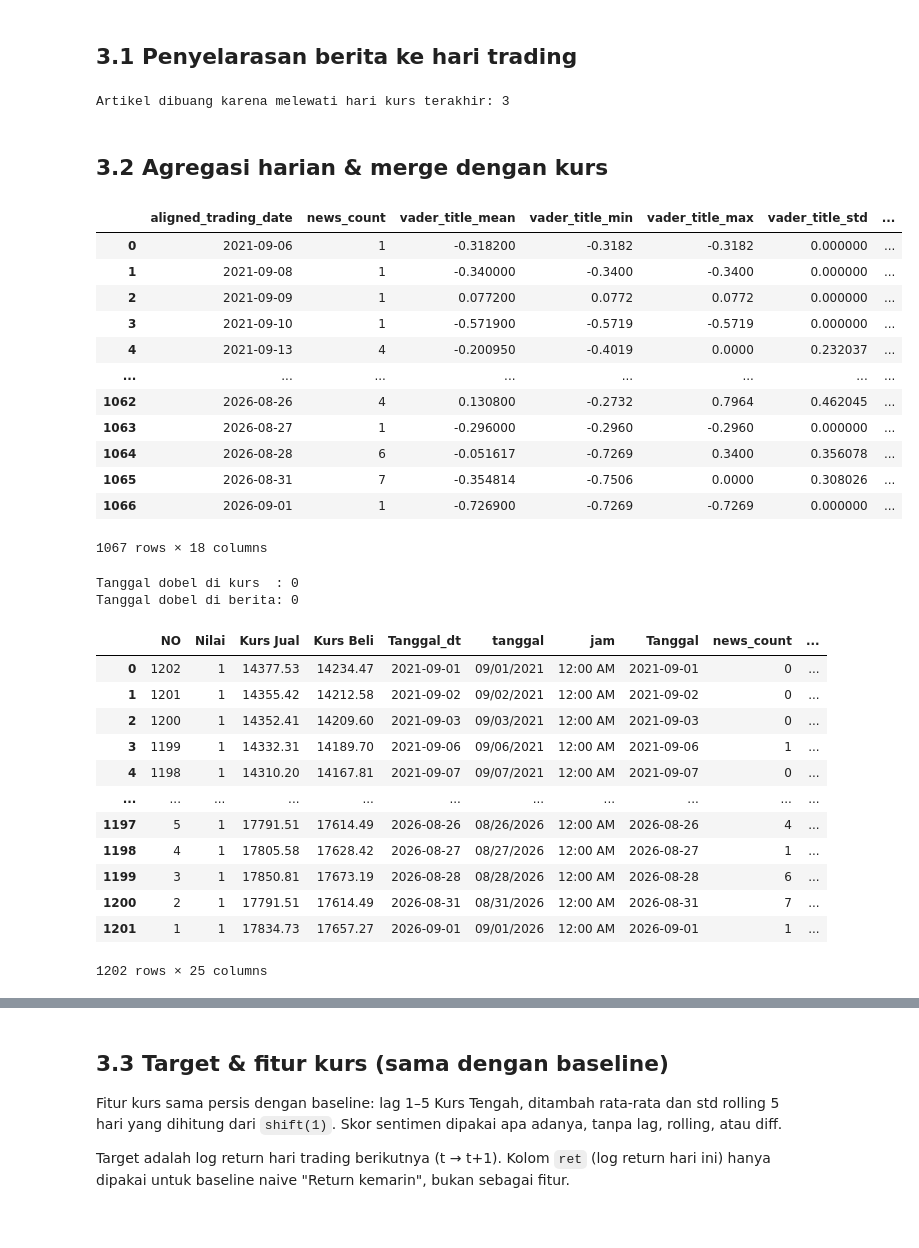
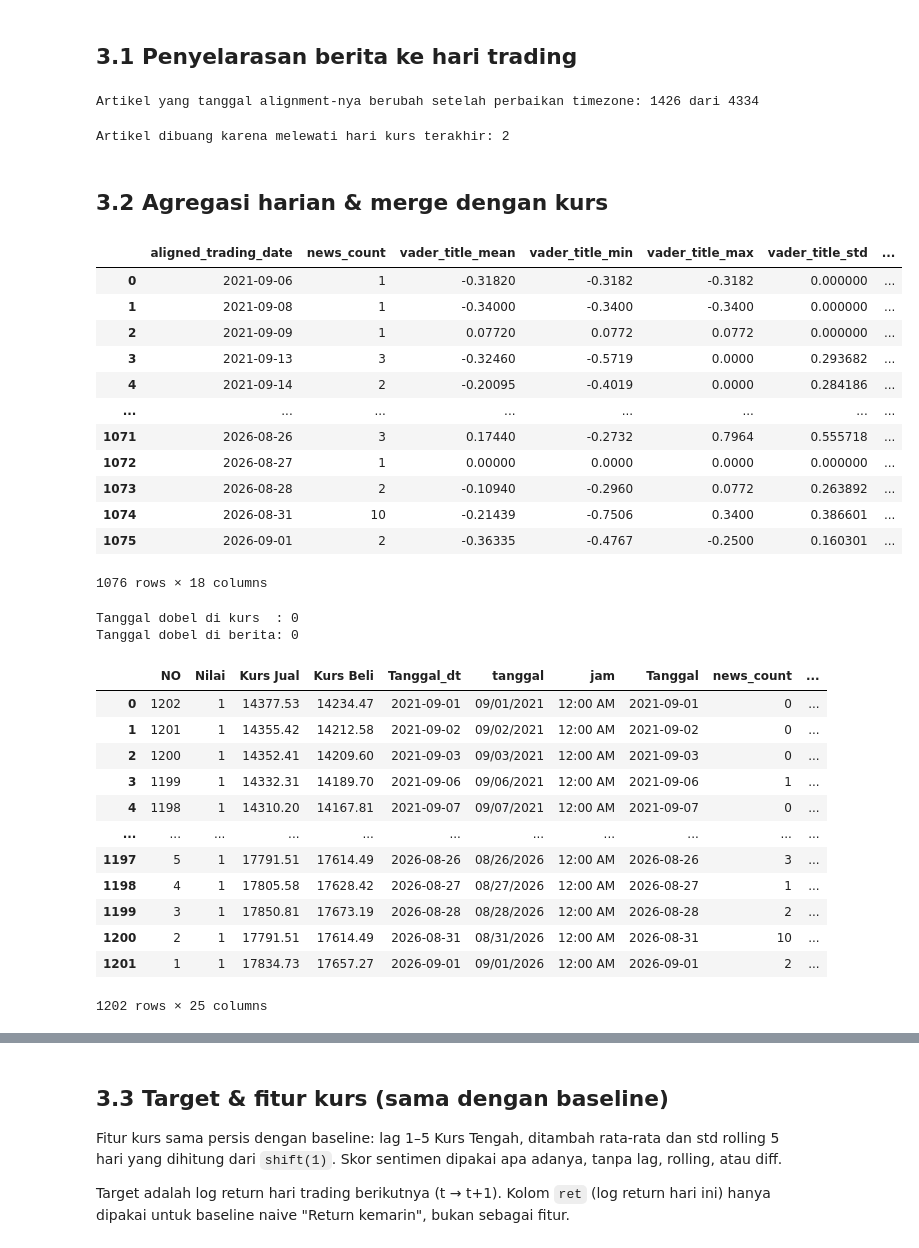
Before and after one commit to farsyaant/nlpproject-grestercinta, a Jupyter notebook: pipeline-reorganized.ipynb, the cells around one changed output, grey strips where cells are left out. Cells and saved outputs as stored; diff of their text form; code cells hidden in the pictures.

```diff
--- a/pipeline-reorganized.ipynb
+++ b/pipeline-reorganized.ipynb
@@ -132,8 +161,8 @@ Kolom Kurs BI:
 news = news_raw.copy()
 print(f"Baris awal                    : {len(news)}")
 
-# Ambil berita di rentang 1 Sep 2021 - 1 Sep 2026
-news = news[news["date_raw_dt"].between(START_DATE, END_DATE, inclusive="both")]
+# Ambil berita di rentang 1 Sep 2021 - 1 Sep 2026 (dalam WIB, konsisten dengan penyelarasan di bagian 3.1)
+news = news[news["date_raw_dt_wib"].between(START_DATE, END_DATE, inclusive="both")]
 print(f"Setelah filter rentang tanggal: {len(news)}")
 
 # Buang duplikat: URL yang sama, lalu judul + waktu terbit yang sama
@@ -239,0 +269,10 @@ Jumlah baris setelah drop NaN: 4336
+# %%
+# Diagnosis saja (teks tidak diubah): cek judul/ringkasan yang katanya menempel,
+# misalnya "risinggeopoliticalrisks". Kemungkinan tag highlight keyword dibuang scraper tanpa spasi.
+# Ini memengaruhi skor VADER/LM judul dan embedding, jadi sebaiknya diperbaiki di scraper.
+GLUED_RE = re.compile(r"[a-z]geopolitic|geopolitical(?!ly\b)[a-z]", re.IGNORECASE)
+
+for col in ["title", "preview_summary"]:
+    glued = news[col].fillna("").str.contains(GLUED_RE)
+    print(f"{col:16}: {glued.sum()} dari {len(news)} berisi kata menempel")
+    print(news.loc[glued, col].head(3).to_string(index=False), "\n")
@@ -535,8 +584,10 @@ LM isi aktif
 # %% [markdown]
 ## 3.1 Penyelarasan berita ke hari trading
 # %%
-# Berita yang terbit lewat jam 15:00 dihitung ke hari berikutnya.
+# Berita yang terbit lewat jam 15:00 WIB dihitung ke hari berikutnya.
 # Kalau jatuhnya Sabtu/Minggu, digeser ke Senin.
+# Pakai waktu WIB (date_raw_dt_wib). date_raw_dt masih UTC, jadi cutoff 15:00 di sana
+# sebenarnya 22:00 WIB dan artikel pukul 15:00-22:00 WIB salah dipasang ke hari yang sama.
 CUTOFF_HOUR = 15
 
 
@@ -552,7 +603,15 @@ def align_to_trading_date(dt):
     return dt.normalize()  # ambil tanggalnya saja
 
 
-news["aligned_trading_date"] = news["date_raw_dt"].apply(align_to_trading_date)
+assert news["date_raw_dt_wib"].notna().all(), "ada waktu terbit WIB yang kosong"
+news["aligned_trading_date"] = news["date_raw_dt_wib"].apply(align_to_trading_date)
+
+# Pembanding: hasil versi lama (jam UTC). Ini cuma untuk melihat dampak perbaikan.
+old_aligned = news["date_raw_dt"].apply(align_to_trading_date)
+changed = (old_aligned != news["aligned_trading_date"]).sum()
+print(f"Artikel yang tanggal alignment-nya berubah setelah perbaikan timezone: {changed} dari {len(news)}")
+# %% [output]
+Artikel yang tanggal alignment-nya berubah setelah perbaikan timezone: 1426 dari 4334
 # %%
 # Geser lagi ke hari trading terdekat yang benar-benar ada di data kurs (misalnya kalau kena tanggal merah)
 trading_days = pd.DatetimeIndex(bi["Tanggal_dt"]).normalize().unique().sort_values()
@@ -565,51 +624,51 @@ print(f"Artikel dibuang karena melewati hari kurs terakhir: {(~has_match).sum()}
 news = news.loc[has_match].copy()
 news["aligned_trading_date"] = trading_days[pos[has_match]]
 # %% [output]
-Artikel dibuang karena melewati hari kurs terakhir: 3
+Artikel dibuang karena melewati hari kurs terakhir: 2
 # %% [markdown]
 ## 3.2 Agregasi harian & merge dengan kurs
 # %%
-news_sorted = news.sort_values("date_raw_dt")
+news_sorted = news.sort_values("date_raw_dt_wib")
 
 # news_count cuma untuk referensi (menandai hari tanpa berita), bukan fitur model
 agg_spec = {"news_count": ("title", "size")}
 
 # VADER: statistik skor judul per hari. Ambang 0.05 adalah batas standar positif/negatif VADER.
 if "vader_title" in news_sorted.columns:
     agg_spec.update({
         "vader_title_mean":      ("vader_title", "mean"),
         "vader_title_min":       ("vader_title", "min"),
         "vader_title_max":       ("vader_title", "max"),
         "vader_title_std":       ("vader_title", "std"),
         "vader_title_pos_ratio": ("vader_title", lambda x: (x.dropna() > 0.05).mean()),
         "vader_title_neg_ratio": ("vader_title", lambda x: (x.dropna() < -0.05).mean()),
     })
 
 # LM: rata-rata skor per hari
 lm_cols = [c for c in news_sorted.columns if c.startswith(("lm_title_", "lm_text_"))]
 agg_spec.update({c: (c, "mean") for c in lm_cols})
 
 daily_news = news_sorted.groupby("aligned_trading_date").agg(**agg_spec).reset_index()
 
 # Hari yang cuma punya 1 berita std-nya NaN, ganti jadi 0
 if "vader_title_std" in daily_news.columns:
     daily_news["vader_title_std"] = daily_news["vader_title_std"].fillna(0.0)
 
 daily_news
 # %% [output]
 |  | aligned_trading_date | news_count | vader_title_mean | vader_title_min | vader_title_max | vader_title_std | ... |
-| 0 | 2021-09-06 | 1 | -0.318200 | -0.3182 | -0.3182 | 0.000000 | ... |
-| 1 | 2021-09-08 | 1 | -0.340000 | -0.3400 | -0.3400 | 0.000000 | ... |
-| 2 | 2021-09-09 | 1 | 0.077200 | 0.0772 | 0.0772 | 0.000000 | ... |
-| 3 | 2021-09-10 | 1 | -0.571900 | -0.5719 | -0.5719 | 0.000000 | ... |
-| 4 | 2021-09-13 | 4 | -0.200950 | -0.4019 | 0.0000 | 0.232037 | ... |
+| 0 | 2021-09-06 | 1 | -0.31820 | -0.3182 | -0.3182 | 0.000000 | ... |
+| 1 | 2021-09-08 | 1 | -0.34000 | -0.3400 | -0.3400 | 0.000000 | ... |
+| 2 | 2021-09-09 | 1 | 0.07720 | 0.0772 | 0.0772 | 0.000000 | ... |
+| 3 | 2021-09-13 | 3 | -0.32460 | -0.5719 | 0.0000 | 0.293682 | ... |
+| 4 | 2021-09-14 | 2 | -0.20095 | -0.4019 | 0.0000 | 0.284186 | ... |
 | ... | ... | ... | ... | ... | ... | ... | ... |
-| 1062 | 2026-08-26 | 4 | 0.130800 | -0.2732 | 0.7964 | 0.462045 | ... |
-| 1063 | 2026-08-27 | 1 | -0.296000 | -0.2960 | -0.2960 | 0.000000 | ... |
-| 1064 | 2026-08-28 | 6 | -0.051617 | -0.7269 | 0.3400 | 0.356078 | ... |
-| 1065 | 2026-08-31 | 7 | -0.354814 | -0.7506 | 0.0000 | 0.308026 | ... |
-| 1066 | 2026-09-01 | 1 | -0.726900 | -0.7269 | -0.7269 | 0.000000 | ... |
+| 1071 | 2026-08-26 | 3 | 0.17440 | -0.2732 | 0.7964 | 0.555718 | ... |
+| 1072 | 2026-08-27 | 1 | 0.00000 | 0.0000 | 0.0000 | 0.000000 | ... |
+| 1073 | 2026-08-28 | 2 | -0.10940 | -0.2960 | 0.0772 | 0.263892 | ... |
+| 1074 | 2026-08-31 | 10 | -0.21439 | -0.7506 | 0.3400 | 0.386601 | ... |
+| 1075 | 2026-09-01 | 2 | -0.36335 | -0.4767 | -0.2500 | 0.160301 | ... |
-1067 rows × 18 columns
+1076 rows × 18 columns
 # %%
 # Samakan tipe kolom tanggal dan buang jamnya
 bi["Tanggal_dt"] = pd.to_datetime(bi["Tanggal_dt"]).dt.normalize()
@@ -644,11 +703,11 @@ Tanggal dobel di berita: 0
 | 3 | 1199 | 1 | 14332.31 | 14189.70 | 2021-09-06 | 09/06/2021 | 12:00 AM | 2021-09-06 | 1 | ... |
 | 4 | 1198 | 1 | 14310.20 | 14167.81 | 2021-09-07 | 09/07/2021 | 12:00 AM | 2021-09-07 | 0 | ... |
 | ... | ... | ... | ... | ... | ... | ... | ... | ... | ... | ... |
-| 1197 | 5 | 1 | 17791.51 | 17614.49 | 2026-08-26 | 08/26/2026 | 12:00 AM | 2026-08-26 | 4 | ... |
+| 1197 | 5 | 1 | 17791.51 | 17614.49 | 2026-08-26 | 08/26/2026 | 12:00 AM | 2026-08-26 | 3 | ... |
 | 1198 | 4 | 1 | 17805.58 | 17628.42 | 2026-08-27 | 08/27/2026 | 12:00 AM | 2026-08-27 | 1 | ... |
-| 1199 | 3 | 1 | 17850.81 | 17673.19 | 2026-08-28 | 08/28/2026 | 12:00 AM | 2026-08-28 | 6 | ... |
-| 1200 | 2 | 1 | 17791.51 | 17614.49 | 2026-08-31 | 08/31/2026 | 12:00 AM | 2026-08-31 | 7 | ... |
-| 1201 | 1 | 1 | 17834.73 | 17657.27 | 2026-09-01 | 09/01/2026 | 12:00 AM | 2026-09-01 | 1 | ... |
+| 1199 | 3 | 1 | 17850.81 | 17673.19 | 2026-08-28 | 08/28/2026 | 12:00 AM | 2026-08-28 | 2 | ... |
+| 1200 | 2 | 1 | 17791.51 | 17614.49 | 2026-08-31 | 08/31/2026 | 12:00 AM | 2026-08-31 | 10 | ... |
+| 1201 | 1 | 1 | 17834.73 | 17657.27 | 2026-09-01 | 09/01/2026 | 12:00 AM | 2026-09-01 | 2 | ... |
 1202 rows × 25 columns
 # %%
 # Ambil kolom yang dibutuhkan saja: kurs (untuk target), news_count (referensi), dan skor sentimen
```
Also changed, not shown: parts of 20 cells of this notebook, 11 other files.
